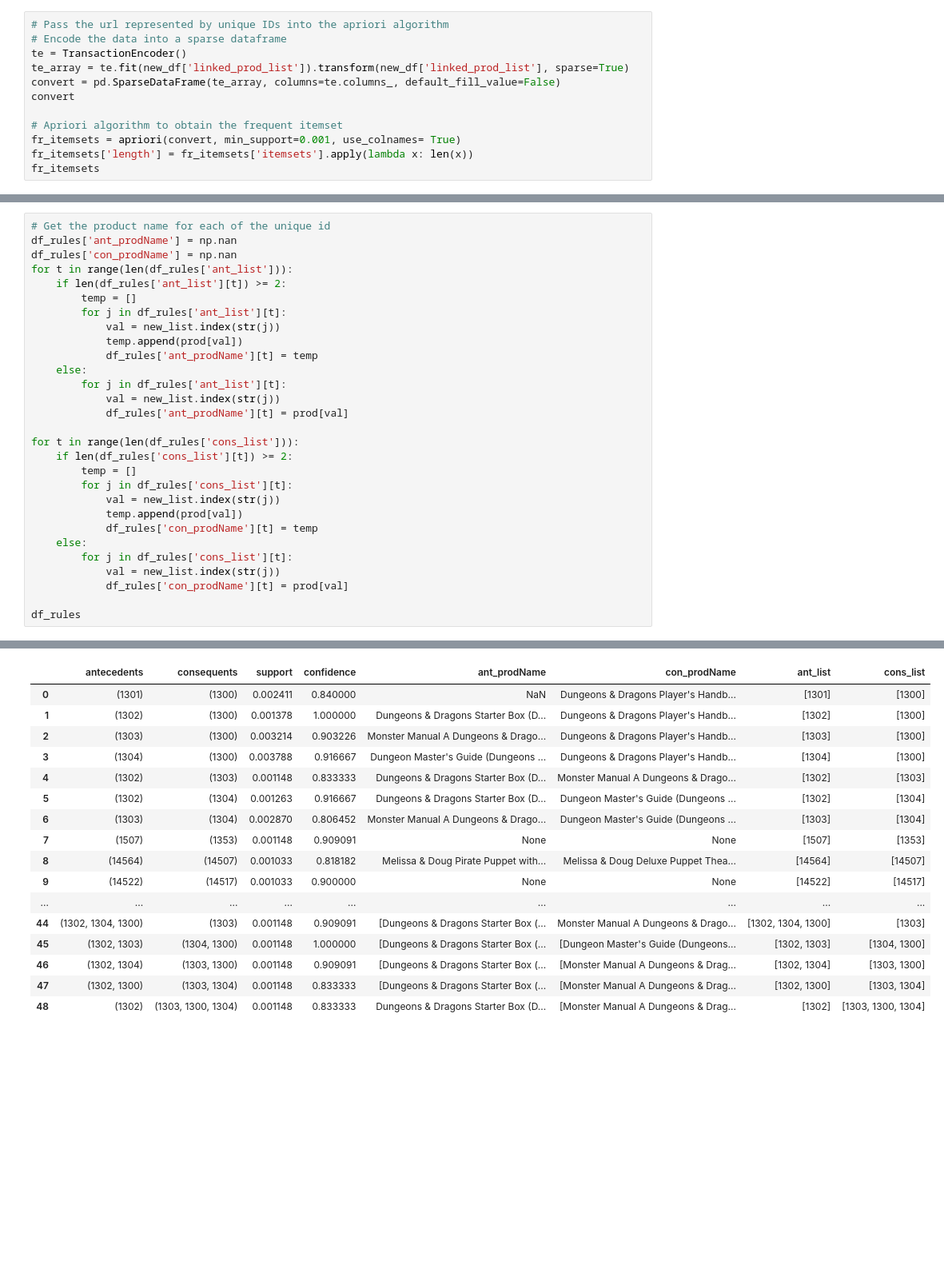
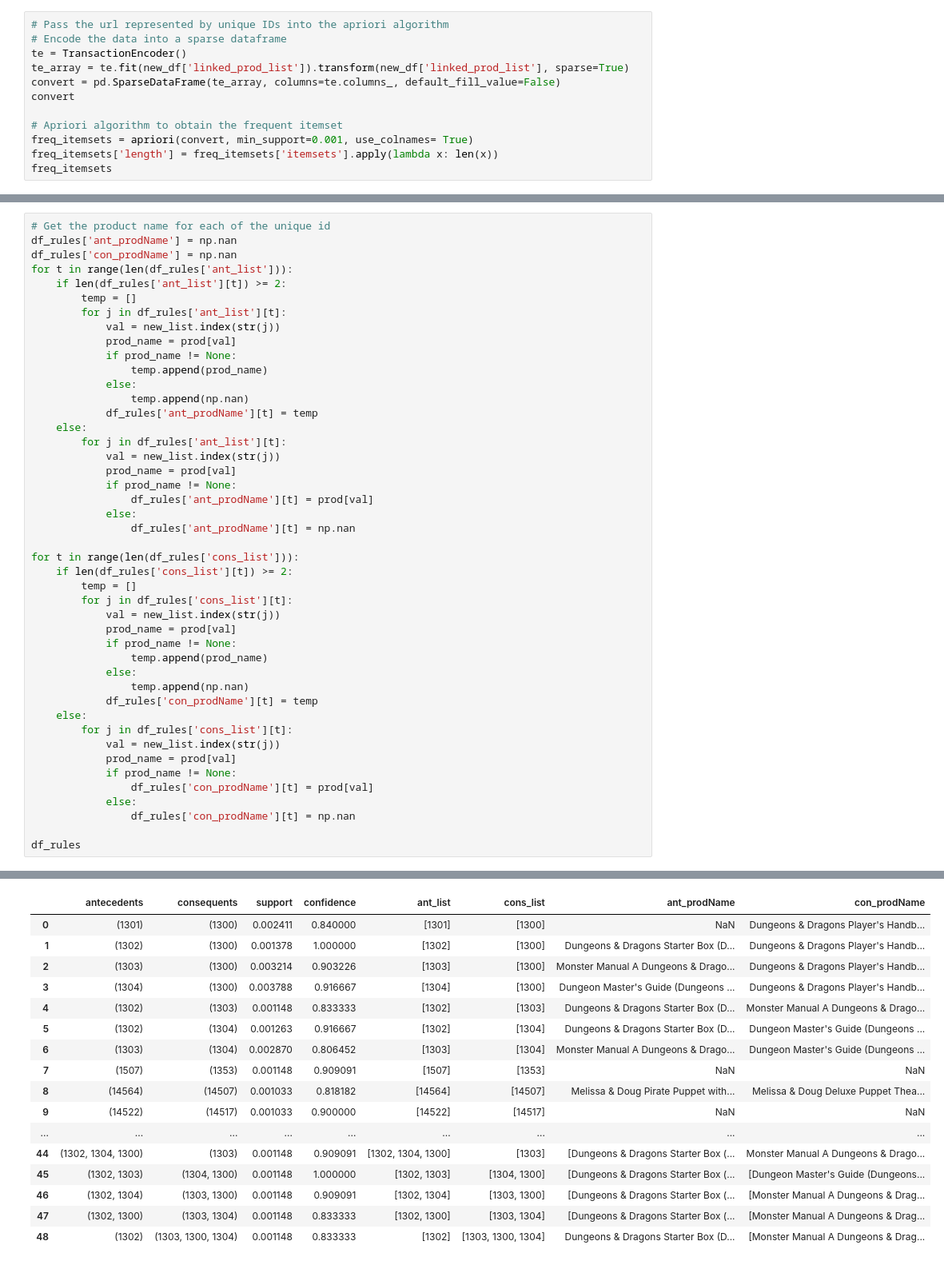
Before and after one commit to yeewearn/FIT3162-FYP, a Jupyter notebook: uniqueID_apriori.ipynb, the cells around one changed output, grey strips where cells are left out. Shown: that part at 80% size. Drawn from its saved outputs; the diff is of its cells as text; blank space fills up the shorter version.

```diff
--- a/uniqueID_apriori.ipynb
+++ b/uniqueID_apriori.ipynb
@@ -131,9 +131,9 @@ convert = pd.SparseDataFrame(te_array, columns=te.columns_, default_fill_value=F
 convert
 
 # Apriori algorithm to obtain the frequent itemset
-fr_itemsets = apriori(convert, min_support=0.001, use_colnames= True)
-fr_itemsets['length'] = fr_itemsets['itemsets'].apply(lambda x: len(x))
-fr_itemsets
+freq_itemsets = apriori(convert, min_support=0.001, use_colnames= True)
+freq_itemsets['length'] = freq_itemsets['itemsets'].apply(lambda x: len(x))
+freq_itemsets
 # %% [output]
 |  | support | itemsets | length |
 | 0 | 0.001148 | (103) | 1 |
@@ -358,24 +360,40 @@ for t in range(len(df_rules['ant_list'])):
         temp = []
         for j in df_rules['ant_list'][t]:
             val = new_list.index(str(j))
-            temp.append(prod[val])
+            prod_name = prod[val]
+            if prod_name != None:
+                temp.append(prod_name)
+            else:
+                temp.append(np.nan)
             df_rules['ant_prodName'][t] = temp
     else:
         for j in df_rules['ant_list'][t]:
             val = new_list.index(str(j))
-            df_rules['ant_prodName'][t] = prod[val]
+            prod_name = prod[val]
+            if prod_name != None:
+                df_rules['ant_prodName'][t] = prod[val]
+            else:
+                df_rules['ant_prodName'][t] = np.nan
 
 for t in range(len(df_rules['cons_list'])):
     if len(df_rules['cons_list'][t]) >= 2:
         temp = []
         for j in df_rules['cons_list'][t]:
             val = new_list.index(str(j))
-            temp.append(prod[val])
+            prod_name = prod[val]
+            if prod_name != None:
+                temp.append(prod_name)
+            else:
+                temp.append(np.nan)
             df_rules['con_prodName'][t] = temp
     else:
         for j in df_rules['cons_list'][t]:
             val = new_list.index(str(j))
-            df_rules['con_prodName'][t] = prod[val]
+            prod_name = prod[val]
+            if prod_name != None:
+                df_rules['con_prodName'][t] = prod[val]
+            else:
+                df_rules['con_prodName'][t] = np.nan
 
 df_rules
 # %% [output]
@@ -396,17 +419,17 @@ See the caveats in the documentation: http://pandas.pydata.org/pandas-docs/stabl
-|  | antecedents | consequents | support | confidence | ant_prodName | con_prodName | ant_list | cons_list |
-| 0 | (1301) | (1300) | 0.002411 | 0.840000 | NaN | Dungeons & Dragons Player's Handb... | [1301] | [1300] |
-| 1 | (1302) | (1300) | 0.001378 | 1.000000 | Dungeons & Dragons Starter Box (D... | Dungeons & Dragons Player's Handb... | [1302] | [1300] |
-| 2 | (1303) | (1300) | 0.003214 | 0.903226 | Monster Manual A Dungeons & Drago... | Dungeons & Dragons Player's Handb... | [1303] | [1300] |
-| 3 | (1304) | (1300) | 0.003788 | 0.916667 | Dungeon Master's Guide (Dungeons ... | Dungeons & Dragons Player's Handb... | [1304] | [1300] |
-| 4 | (1302) | (1303) | 0.001148 | 0.833333 | Dungeons & Dragons Starter Box (D... | Monster Manual A Dungeons & Drago... | [1302] | [1303] |
-| 5 | (1302) | (1304) | 0.001263 | 0.916667 | Dungeons & Dragons Starter Box (D... | Dungeon Master's Guide (Dungeons ... | [1302] | [1304] |
-| 6 | (1303) | (1304) | 0.002870 | 0.806452 | Monster Manual A Dungeons & Drago... | Dungeon Master's Guide (Dungeons ... | [1303] | [1304] |
-| 7 | (1507) | (1353) | 0.001148 | 0.909091 | None | None | [1507] | [1353] |
-| 8 | (14564) | (14507) | 0.001033 | 0.818182 | Melissa & Doug Pirate Puppet with... | Melissa & Doug Deluxe Puppet Thea... | [14564] | [14507] |
-| 9 | (14522) | (14517) | 0.001033 | 0.900000 | None | None | [14522] | [14517] |
+|  | antecedents | consequents | support | confidence | ant_list | cons_list | ant_prodName | con_prodName |
+| 0 | (1301) | (1300) | 0.002411 | 0.840000 | [1301] | [1300] | NaN | Dungeons & Dragons Player's Handb... |
+| 1 | (1302) | (1300) | 0.001378 | 1.000000 | [1302] | [1300] | Dungeons & Dragons Starter Box (D... | Dungeons & Dragons Player's Handb... |
+| 2 | (1303) | (1300) | 0.003214 | 0.903226 | [1303] | [1300] | Monster Manual A Dungeons & Drago... | Dungeons & Dragons Player's Handb... |
+| 3 | (1304) | (1300) | 0.003788 | 0.916667 | [1304] | [1300] | Dungeon Master's Guide (Dungeons ... | Dungeons & Dragons Player's Handb... |
+| 4 | (1302) | (1303) | 0.001148 | 0.833333 | [1302] | [1303] | Dungeons & Dragons Starter Box (D... | Monster Manual A Dungeons & Drago... |
+| 5 | (1302) | (1304) | 0.001263 | 0.916667 | [1302] | [1304] | Dungeons & Dragons Starter Box (D... | Dungeon Master's Guide (Dungeons ... |
+| 6 | (1303) | (1304) | 0.002870 | 0.806452 | [1303] | [1304] | Monster Manual A Dungeons & Drago... | Dungeon Master's Guide (Dungeons ... |
+| 7 | (1507) | (1353) | 0.001148 | 0.909091 | [1507] | [1353] | NaN | NaN |
+| 8 | (14564) | (14507) | 0.001033 | 0.818182 | [14564] | [14507] | Melissa & Doug Pirate Puppet with... | Melissa & Doug Deluxe Puppet Thea... |
+| 9 | (14522) | (14517) | 0.001033 | 0.900000 | [14522] | [14517] | NaN | NaN |
 | ... | ... | ... | ... | ... | ... | ... | ... | ... |
-| 44 | (1302, 1304, 1300) | (1303) | 0.001148 | 0.909091 | [Dungeons & Dragons Starter Box (... | Monster Manual A Dungeons & Drago... | [1302, 1304, 1300] | [1303] |
-| 45 | (1302, 1303) | (1304, 1300) | 0.001148 | 1.000000 | [Dungeons & Dragons Starter Box (... | [Dungeon Master's Guide (Dungeons... | [1302, 1303] | [1304, 1300] |
-| 46 | (1302, 1304) | (1303, 1300) | 0.001148 | 0.909091 | [Dungeons & Dragons Starter Box (... | [Monster Manual A Dungeons & Drag... | [1302, 1304] | [1303, 1300] |
-| 47 | (1302, 1300) | (1303, 1304) | 0.001148 | 0.833333 | [Dungeons & Dragons Starter Box (... | [Monster Manual A Dungeons & Drag... | [1302, 1300] | [1303, 1304] |
-| 48 | (1302) | (1303, 1300, 1304) | 0.001148 | 0.833333 | Dungeons & Dragons Starter Box (D... | [Monster Manual A Dungeons & Drag... | [1302] | [1303, 1300, 1304] |
+| 44 | (1302, 1304, 1300) | (1303) | 0.001148 | 0.909091 | [1302, 1304, 1300] | [1303] | [Dungeons & Dragons Starter Box (... | Monster Manual A Dungeons & Drago... |
+| 45 | (1302, 1303) | (1304, 1300) | 0.001148 | 1.000000 | [1302, 1303] | [1304, 1300] | [Dungeons & Dragons Starter Box (... | [Dungeon Master's Guide (Dungeons... |
+| 46 | (1302, 1304) | (1303, 1300) | 0.001148 | 0.909091 | [1302, 1304] | [1303, 1300] | [Dungeons & Dragons Starter Box (... | [Monster Manual A Dungeons & Drag... |
+| 47 | (1302, 1300) | (1303, 1304) | 0.001148 | 0.833333 | [1302, 1300] | [1303, 1304] | [Dungeons & Dragons Starter Box (... | [Monster Manual A Dungeons & Drag... |
+| 48 | (1302) | (1303, 1300, 1304) | 0.001148 | 0.833333 | [1302] | [1303, 1300, 1304] | Dungeons & Dragons Starter Box (D... | [Monster Manual A Dungeons & Drag... |
```
Also changed, not shown: parts of 9 cells of this notebook.
